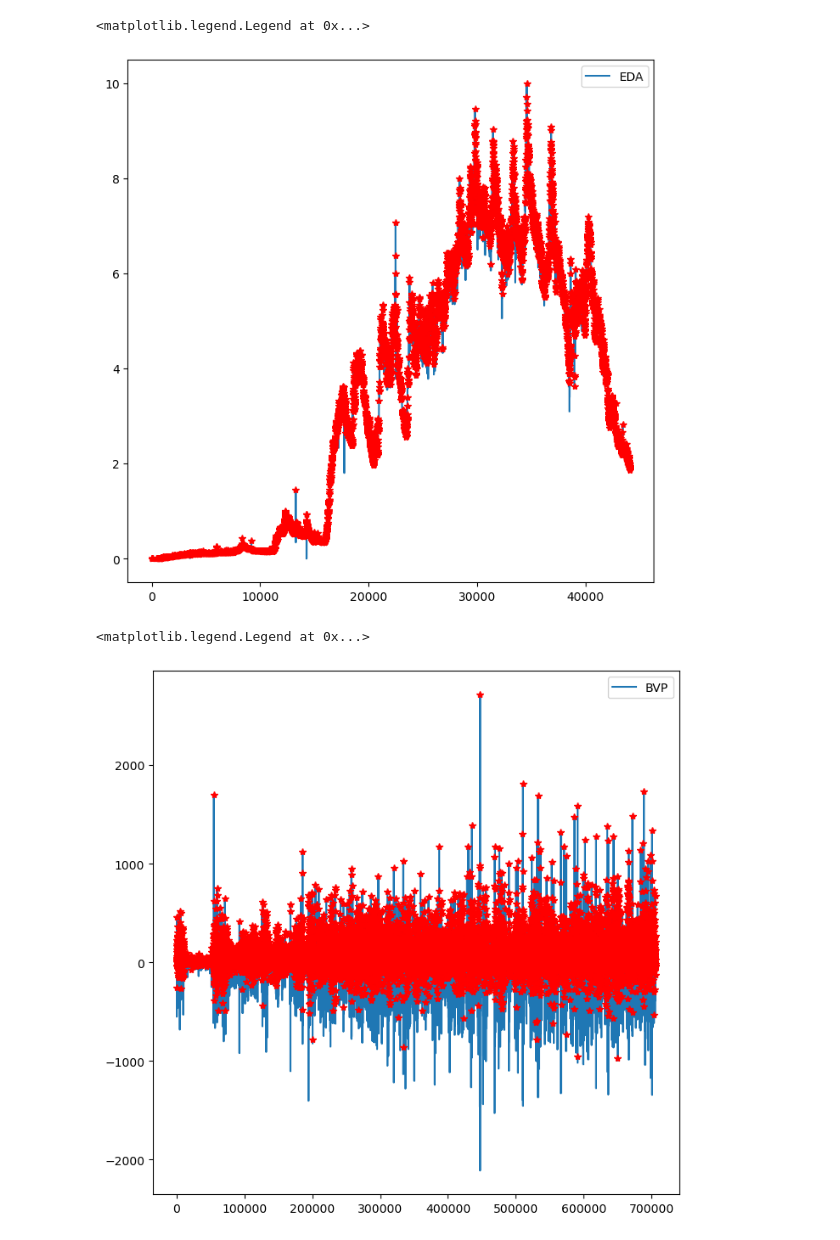
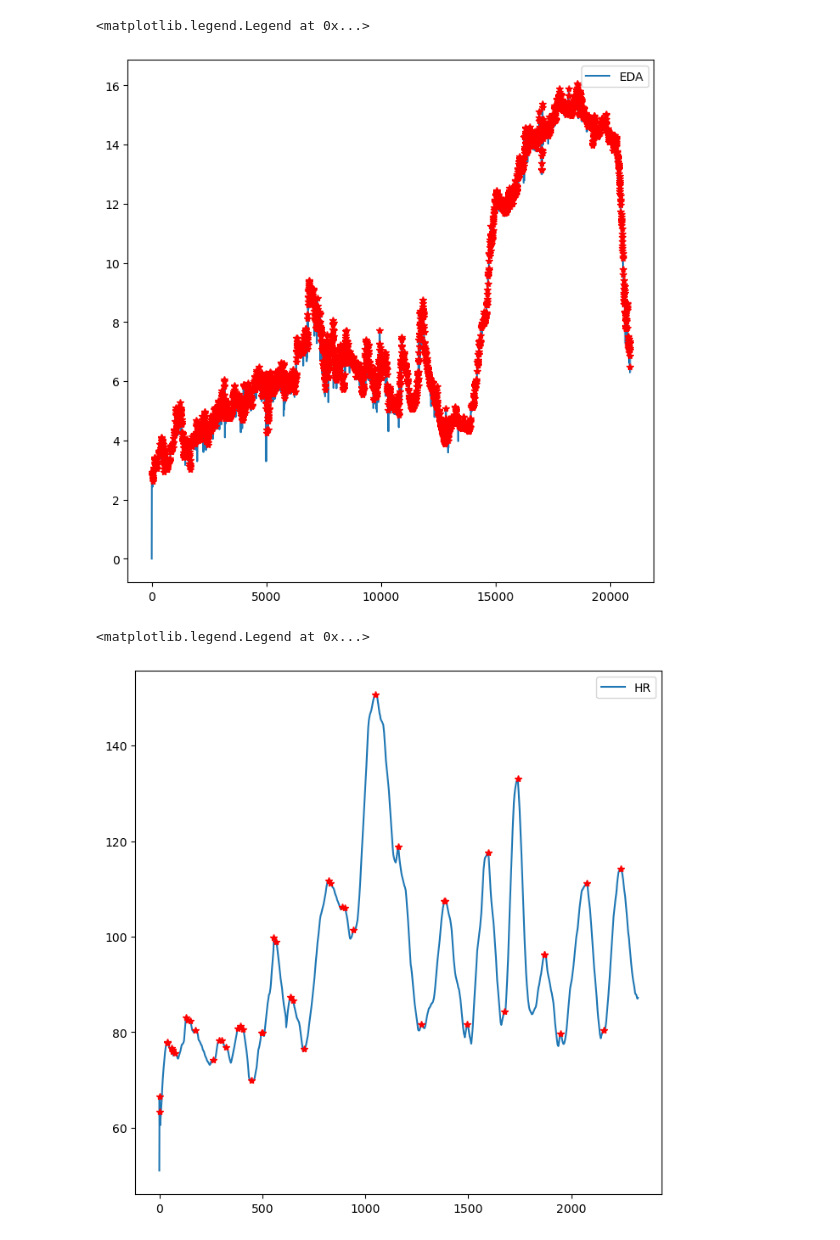
Before and after one commit to anilcosar123/Challenge1, a Jupyter notebook: analyzing data.ipynb, the cells around one changed output. Drawn from its saved outputs; the diff is of its cells as text; code cells hidden in the pictures.

```diff
--- a/analyzing data.ipynb
+++ b/analyzing data.ipynb
@@ -8,11 +8,10 @@ import csv
 import datetime
 from glob import glob
 
-
-#read files
-df_eda =pd.read_csv("C:/Users/anilp/Project_Files/1697435524_A044DF/EDA.csv", skiprows=1)
-df_bvp =pd.read_csv("C:/Users/anilp/Project_Files/1697435524_A044DF/BVP.csv", skiprows=1)
+#Read files
+df_eda =pd.read_csv(r"C:\Users\anilp\Project_Files\1699449460_A044DF\EDA.csv", skiprows=1)
+df_hr =pd.read_csv(r"C:\Users\anilp\Project_Files\1699546842_A044DF\HR.csv", skiprows=1)
 
 eda_value = df_eda.rename(columns = {'4.000000' : 'EDA'})
-bvp_value = df_bvp.rename(columns = {'64.000000' : 'BVP'})
+hr_value = df_hr.rename(columns = {'1.000000' : 'HR'})
 # %%
@@ -30,11 +29,11 @@ print(peaks_eda)
 # %%
-#first bvp plot and print peaks
+#First hr plot and print peaks
 
 plt.figure(figsize=(8, 8))
-plt.plot(bvp_value, label='BVP')
+plt.plot(hr_value, label='HR')
 plt.legend()
 
-peaks_bvp, _ = find_peaks(bvp_value['BVP'])
+peaks_hr, _ = find_peaks(hr_value['HR'])
 
-print(peaks_bvp)
+print(peaks_hr)
 # %% [output]
@@ -64,17 +62,17 @@ plt.plot(eda_value['EDA'][peaks_eda], 'r*') # 'r*' will plot stars of red color.
 plt.legend()
 # %% [output]
 <matplotlib.legend.Legend at 0x...>
-[figure, old version]
+[figure, new version]
 # %%
-#marking the peaks bvp
+#marking the peaks hr
 
 plt.figure(figsize=(8, 8))
-plt.plot(bvp_value, label='BVP')
-plt.plot(bvp_value['BVP'][peaks_bvp], 'r*') # 'r*' will plot stars of red color.
+plt.plot(hr_value, label='HR')
+plt.plot(hr_value['HR'][peaks_hr], 'r*') # 'r*' will plot stars of red color.
 plt.legend()
 # %% [output]
 <matplotlib.legend.Legend at 0x...>
-[figure, old version]
+[figure, new version]
 # %%
 #filtering eda
 
```
Also changed, not shown: parts of 8 cells of this notebook, 1 other file.
